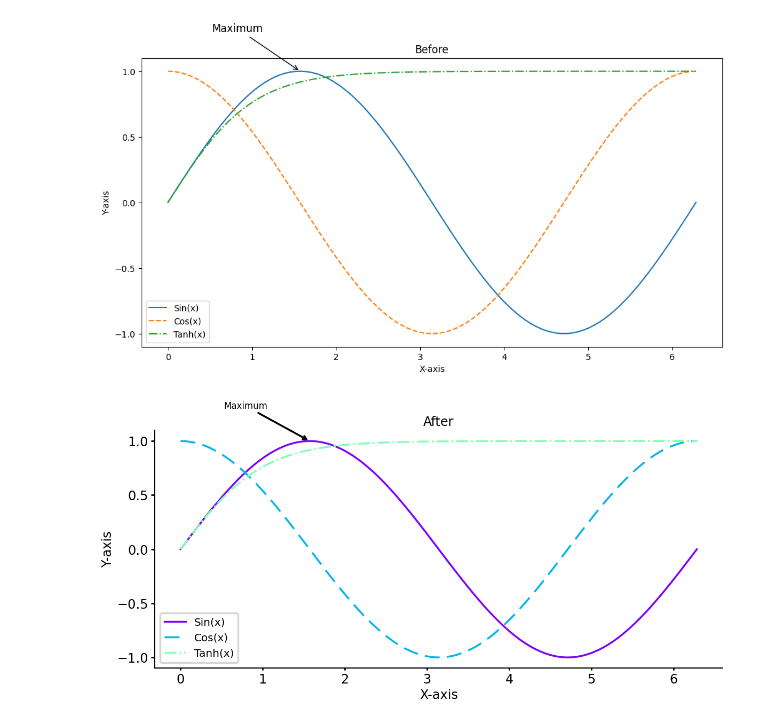
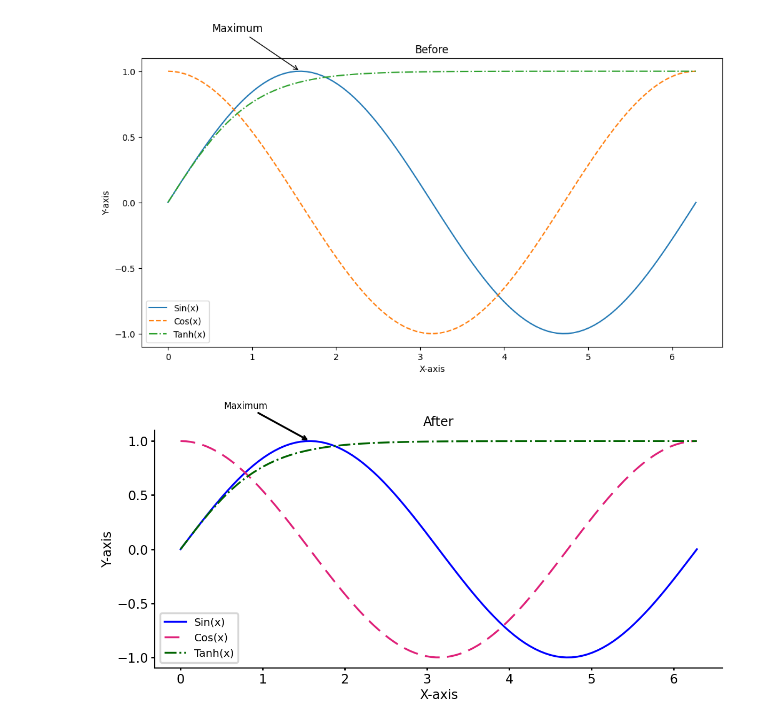
Before and after one commit to BabaSanfour/enhancing_plt_utils, a Jupyter notebook: test.ipynb, the cells around one changed output. Drawn from its saved outputs; the diff is of its cells as text; code cells hidden in the pictures.

Commit message:
add personalized color maps

```diff
--- a/test.ipynb
+++ b/test.ipynb
@@ -31,25 +31,29 @@ plt_enhancing(color_map_name="rainbow", prop_cycle_length=5)
+# %%
+## select colopalette
+from color_maps import get_color_map
+cmap = get_color_map('one_piece')
 # %%
 plt.figure(figsize=(12, 6))
 
 x_after = np.linspace(0, 2 * np.pi, 100)
 y1_after = np.sin(x_after)
 y2_after = np.cos(x_after)
 y3_after = np.tanh(x_after)
 
-plt.plot(x_after, y1_after, label='Sin(x)', linestyle='-', )
-plt.plot(x_after, y2_after, label='Cos(x)', linestyle='--',)
-plt.plot(x_after, y3_after, label='Tanh(x)', linestyle='-.',)
+plt.plot(x_after, y1_after, label='Sin(x)', linestyle='-', color=cmap[0])
+plt.plot(x_after, y2_after, label='Cos(x)', linestyle='--', color=cmap[5])
+plt.plot(x_after, y3_after, label='Tanh(x)', linestyle='-.', color=cmap[-3])
 plt.yticks([-1, -0.5, 0, 0.5, 1])
 plt.title('After')
 plt.xlabel('X-axis')
 plt.ylabel('Y-axis')
 
 
 plt.annotate('Maximum', xy=(np.pi/2, 1), xytext=(np.pi/6, 1.3),
              arrowprops=dict(facecolor='black', arrowstyle='->'),
              fontsize=12, color='black')
 
 plt.legend()
 plt.show()
 # %% [output]
-[figure, old version]
+[figure, new version]
```
Also changed, not shown: parts of 16 cells of this notebook, 2 other files.
